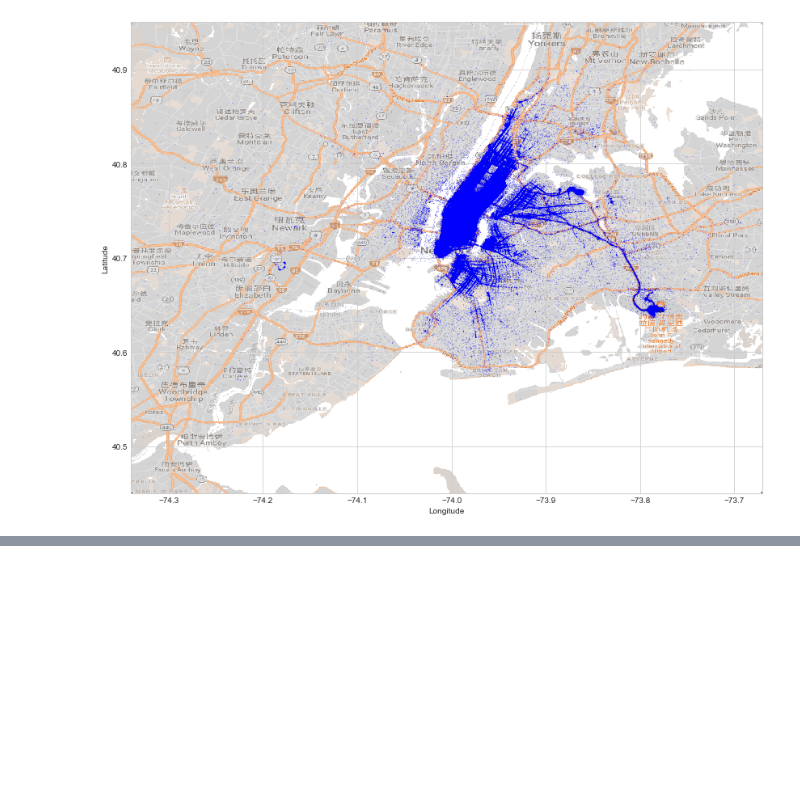
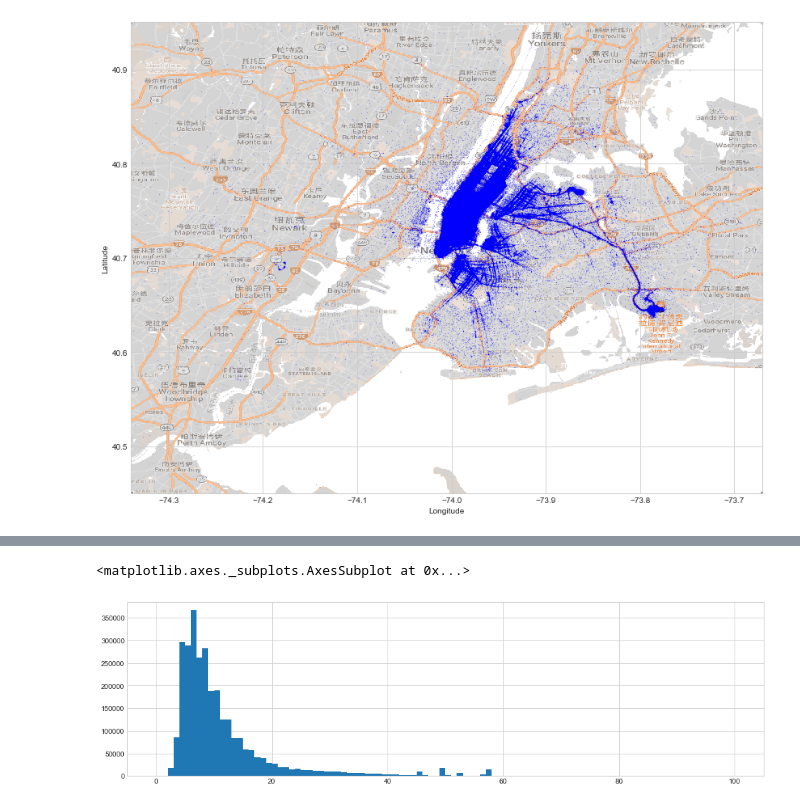
Before and after one commit to elicassion/New-York-City-Taxi-Fare-Prediction, a Jupyter notebook: nyc_texi.ipynb, the cells around one changed output, grey strips where cells are left out. Saved outputs shown, nothing was run; the diff lists cells and outputs as text; code cells hidden in the pictures; blank space fills up the shorter version.

```diff
--- a/nyc_texi.ipynb
+++ b/nyc_texi.ipynb
@@ -180,0 +183,5 @@ plot_lon_lat(df.dropoff_longitude, df.dropoff_latitude,
+# %%
+df.fare_amount[df.fare_amount<100].hist(bins=100, figsize=(16, 4.5))
+# %% [output]
+<matplotlib.axes._subplots.AxesSubplot at 0x...>
+[figure, added]
```
Also changed, not shown: parts of 1 cell of this notebook.
